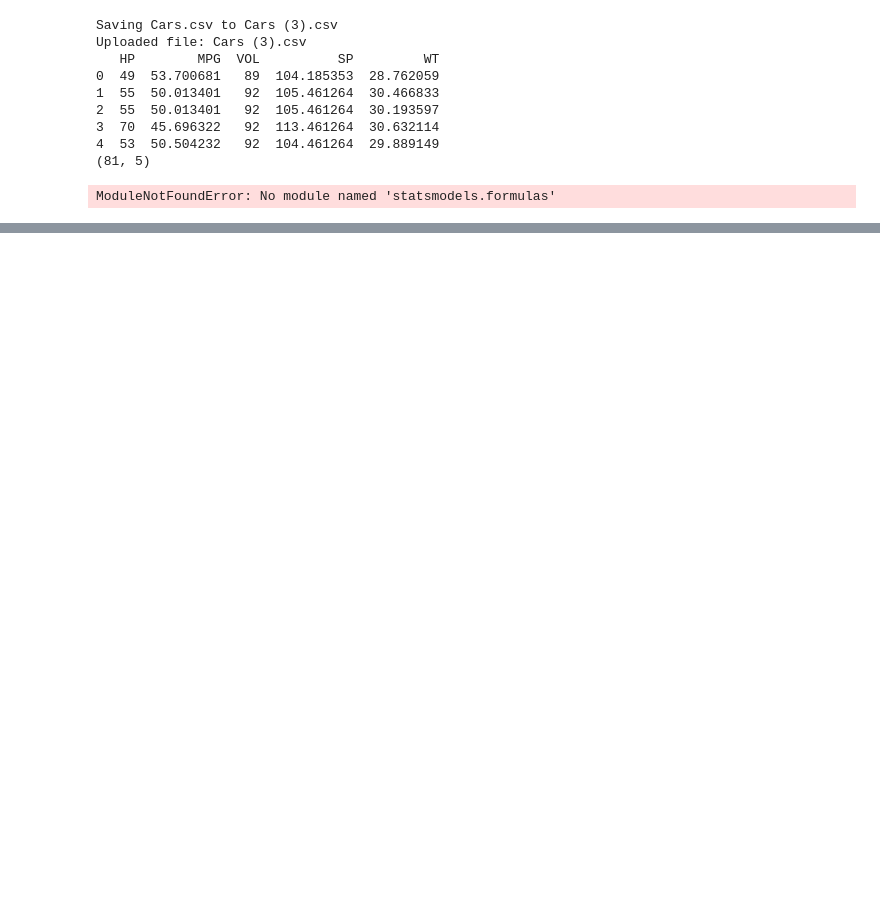
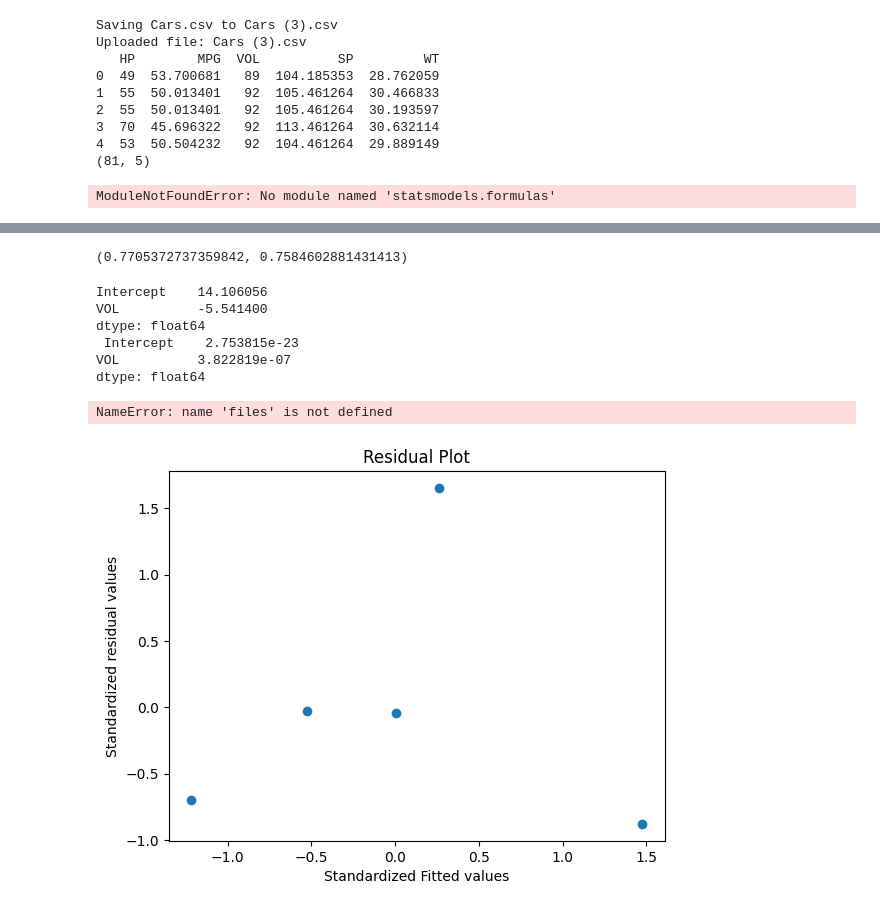
Before and after one commit to girissshhh/aiml-2311cs020553, a Jupyter notebook: Multi_Linear_Regression.ipynb, the cells around one changed output, grey strips where cells are left out. Drawn from its saved outputs; the diff is of its cells as text; code cells hidden in the pictures; blank space fills up the shorter version.

```diff
--- a/Multi_Linear_Regression.ipynb
+++ b/Multi_Linear_Regression.ipynb
@@ -48,0 +64,42 @@ ModuleNotFoundError: No module named 'statsmodels.formulas'
+# %%
+(model.rsquared,model.rsquared_adj)
+# %% [output]
+(0.7705372737359842, 0.7584602881431413)
+# %%
+ml_v=smf.ols('MPG~VOL',data=df).fit()
+print(ml_v.tvalues,  '\n', ml_v.pvalues)
+# %% [output]
+Intercept    14.106056
+VOL          -5.541400
+dtype: float64
+ Intercept    2.753815e-23
+VOL          3.822819e-07
+dtype: float64
+# %%
+import statsmodels.formula.api as sm
+import pandas as pd
+
+uploaded = files.upload()
+file_name = list(uploaded.keys())[0]
+print(f"Uploaded file: {file_name}")
+df = pd.read_csv(file_name)
+
+rsq_hp = sm.ols('HP~WT+VOL+SP', data=df).fit().rsquared
+vif_hp = 1/(1-rsq_hp)
+
+rsq_wt = sm.ols('WT~HP+VOL+SP',data=df).fit().rsquared
+vif_wt = 1/(1-rsq_wt)
+
+rsq_vol = sm.ols('VOL~WT+SP+HP',data=df).fit().rsquared
+vif_vol = 1/(1-rsq_vol)
+
+rsq_sp = sm.ols('SP~WT+VOL+HP',data=df).fit().rsquared
+vif_sp = 1/(1-rsq_sp)
+
+# Store VIF values in a DataFrame
+d1 = { 'Variables': ['Hp', 'WT', 'VOL', 'SP'], 'VIF': [vif_hp,vif_wt,vif_vol,vif_sp]}
+Vif_frame = pd.DataFrame(d1)
+
+print(Vif_frame)
+# %% [output]
+NameError: name 'files' is not defined
@@ -48,0 +108,17 @@ ModuleNotFoundError: No module named 'statsmodels.formulas'
+# %%
+def get_standardized_values( vals ):
+  return (vals - vals.mean())/vals.std()
+# %%
+import matplotlib.pyplot as plt  # Import plt
+
+def get_standardized_values(vals):
+    return (vals - vals.mean()) / vals.std()
+
+plt.scatter(get_standardized_values(model.fittedvalues),
+            get_standardized_values(model.resid))
+plt.title('Residual Plot')
+plt.xlabel('Standardized Fitted values')
+plt.ylabel('Standardized residual values')
+plt.show()
+# %% [output]
+[figure, added]
```
Also changed, not shown: parts of 2 cells of this notebook.
